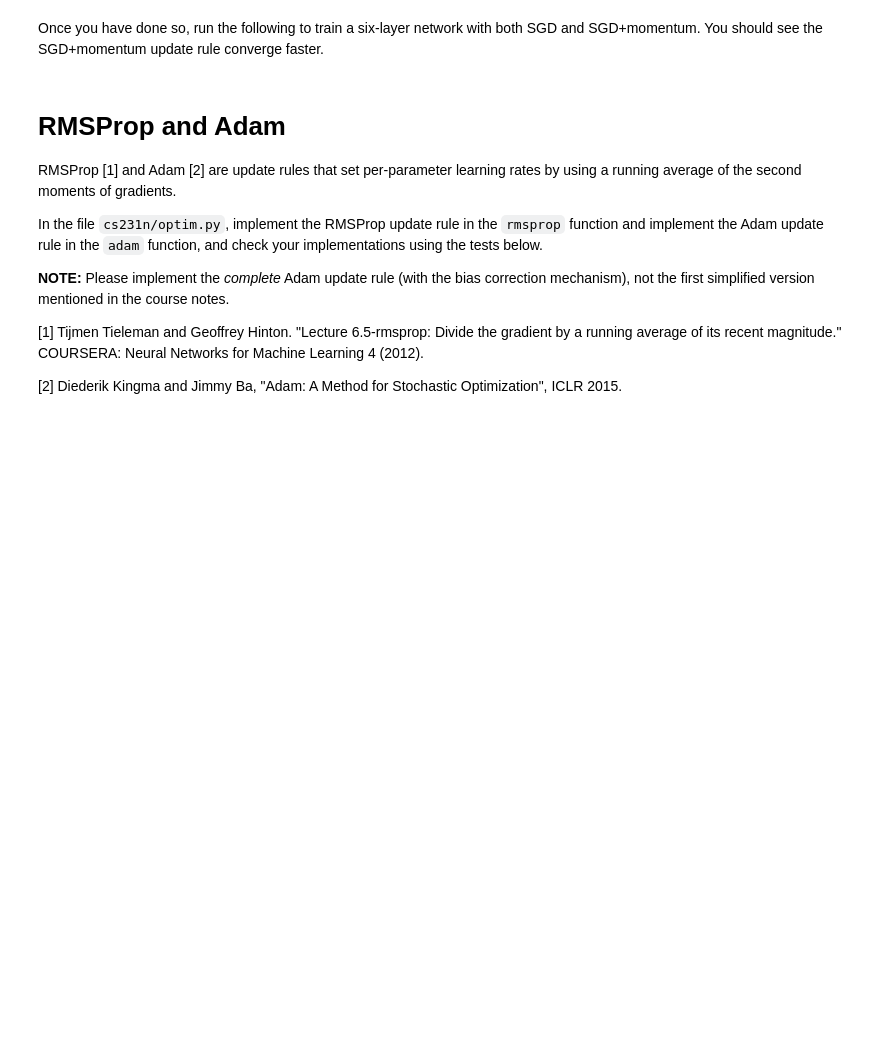
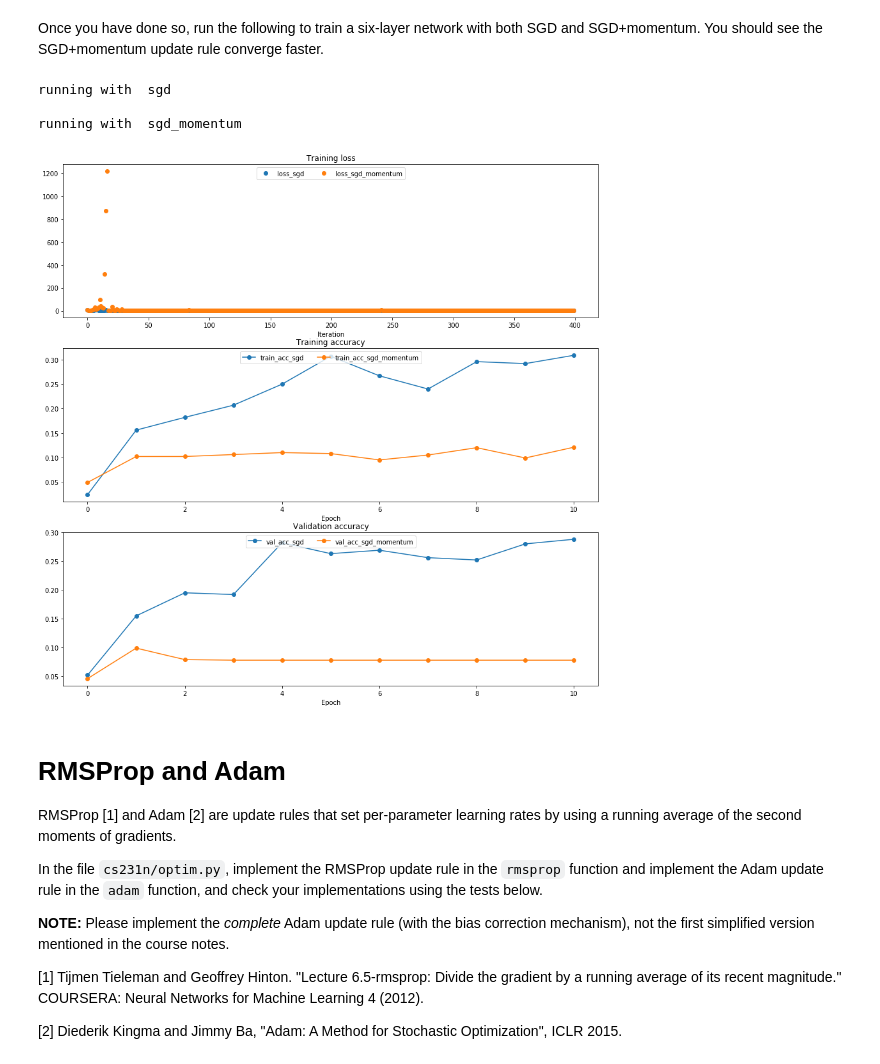
Before and after one commit to sergiev/cs231n, a Jupyter notebook: a2/FullyConnectedNets.ipynb, the cells around one changed output. Drawn from its saved outputs; the diff is of its cells as text; code cells hidden in the pictures; blank space fills up the shorter version.

```diff
--- a/a2/FullyConnectedNets.ipynb
+++ b/a2/FullyConnectedNets.ipynb
@@ -613,43 +616,48 @@ for update_rule in ['sgd', 'sgd_momentum']:
   model = FullyConnectedNet([100, 100, 100, 100, 100], weight_scale=5e-2)
 
   solver = Solver(model, small_data,
-                  num_epochs=5, batch_size=100,
+                  num_epochs=10, batch_size=100,
                   update_rule=update_rule,
                   optim_config={
                     'learning_rate': 5e-3,
                   },
-                  verbose=True)
+                  verbose=False)
   solvers[update_rule] = solver
   solver.train()
   print()
 
 plt.subplot(3, 1, 1)
 plt.title('Training loss')
 plt.xlabel('Iteration')
 
 plt.subplot(3, 1, 2)
 plt.title('Training accuracy')
 plt.xlabel('Epoch')
 
 plt.subplot(3, 1, 3)
 plt.title('Validation accuracy')
 plt.xlabel('Epoch')
 
 for update_rule, solver in solvers.items():
   plt.subplot(3, 1, 1)
   plt.plot(solver.loss_history, 'o', label="loss_%s" % update_rule)
 
   plt.subplot(3, 1, 2)
   plt.plot(solver.train_acc_history, '-o', label="train_acc_%s" % update_rule)
 
   plt.subplot(3, 1, 3)
   plt.plot(solver.val_acc_history, '-o', label="val_acc_%s" % update_rule)
 
 for i in [1, 2, 3]:
   plt.subplot(3, 1, i)
   plt.legend(loc='upper center', ncol=4)
 plt.gcf().set_size_inches(15, 15)
 plt.show()
+# %% [output]
+running with  sgd
+
+running with  sgd_momentum
+[figure, added]
 # %% [markdown]
 # RMSProp and Adam
 RMSProp [1] and Adam [2] are update rules that set per-parameter learning rates by using a running average of the second moments of gradients.
```
Also changed, not shown: parts of 9 cells of this notebook, 1 other file.
